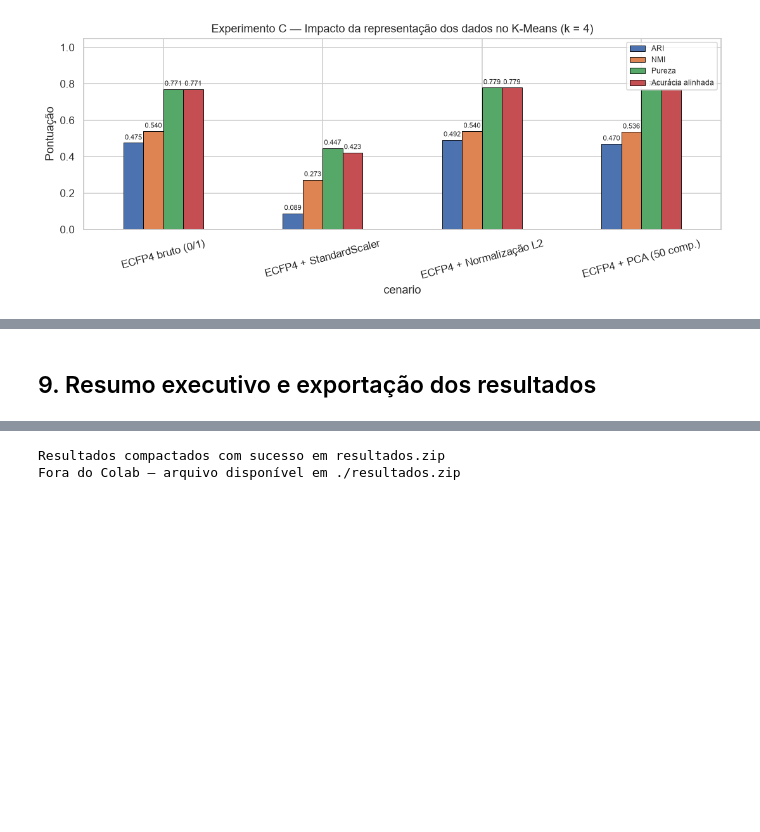
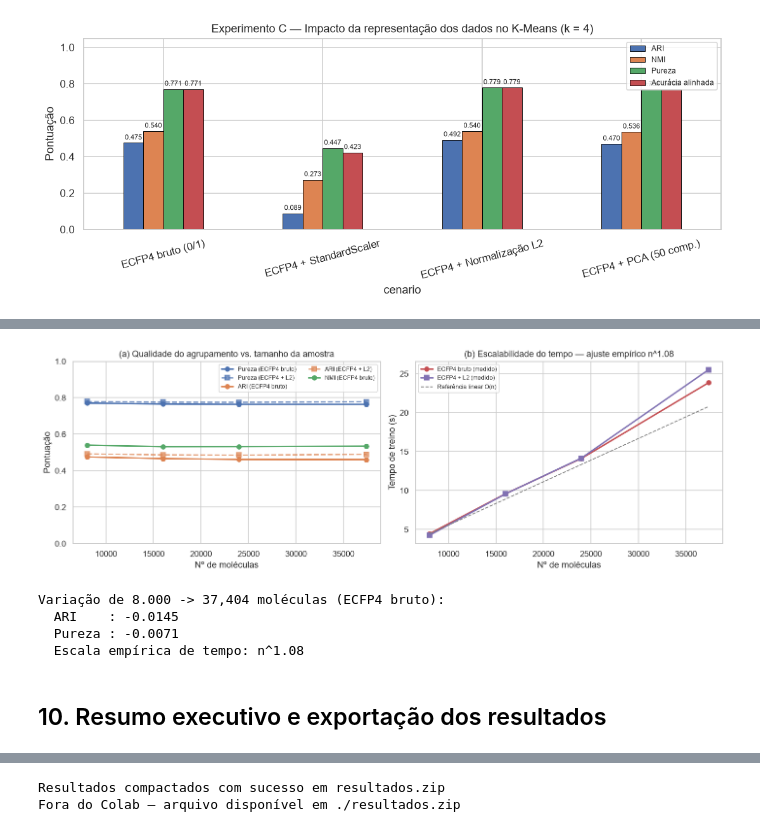
Before and after one commit to Luisfelipe114/PPGCC_UFPI_Machine_Learning, a Jupyter notebook: PPGCC_ML_KMeans/Avaliacao_KMeans_ChEMBL.ipynb, the cells around one changed output, grey strips where cells are left out. Drawn from its saved outputs; the diff is of its cells as text; code cells hidden in the pictures; blank space fills up the shorter version.

```diff
--- a/PPGCC_ML_KMeans/Avaliacao_KMeans_ChEMBL.ipynb
+++ b/PPGCC_ML_KMeans/Avaliacao_KMeans_ChEMBL.ipynb
@@ -538,9 +592,10 @@ paleta = sns.color_palette("tab10", N_CLASSES)
 # (a) Clusters K-Means
 for c in range(N_CLASSES):
     m = clusters_k4[idx_plot] == c
+    cls_id = mapa_k4[c]
     axes[0].scatter(
         X_2d[idx_plot[m], 0], X_2d[idx_plot[m], 1],
-        s=12, alpha=0.45, color=paleta[c], label=f"Cluster {c}",
+        s=12, alpha=0.45, color=paleta[cls_id], label=f"Cluster {c} (≈ {CLASSES[cls_id]})",
     )
 axes[0].scatter(
     centroides_2d[:, 0], centroides_2d[:, 1],
@@ -653,5 +793,52 @@ plt.show()
+# %%
+esc_bruto = res_esc[res_esc["representacao"] == "ECFP4 bruto"].reset_index(drop=True)
+esc_l2 = res_esc[res_esc["representacao"] == "ECFP4 + L2"].reset_index(drop=True)
+
+expoente_km = float(np.polyfit(np.log(esc_bruto["n_amostras"]), np.log(esc_bruto["tempo_s"] + 1e-9), 1)[0])
+
+fig, axes = plt.subplots(1, 2, figsize=(13, 4.4))
+
+# (a) Qualidade vs tamanho da amostra
+axes[0].plot(esc_bruto["n_amostras"], esc_bruto["pureza"], "o-", color="#4C72B0", lw=2, label="Pureza (ECFP4 bruto)")
+axes[0].plot(esc_l2["n_amostras"], esc_l2["pureza"], "s--", color="#4C72B0", lw=1.8, alpha=0.75, label="Pureza (ECFP4 + L2)")
+axes[0].plot(esc_bruto["n_amostras"], esc_bruto["ari"], "o-", color="#DD8452", lw=2, label="ARI (ECFP4 bruto)")
+axes[0].plot(esc_l2["n_amostras"], esc_l2["ari"], "s--", color="#DD8452", lw=1.8, alpha=0.75, label="ARI (ECFP4 + L2)")
+axes[0].plot(esc_bruto["n_amostras"], esc_bruto["nmi"], "o-", color="#55A868", lw=2, label="NMI (ECFP4 bruto)")
+axes[0].set_title("(a) Qualidade do agrupamento vs. tamanho da amostra")
+axes[0].set_xlabel("Nº de moléculas")
+axes[0].set_ylabel("Pontuação")
+axes[0].set_ylim(0, 1.0)
+axes[0].legend(fontsize=8, ncol=2)
+
+# (b) Tempo de treino vs tamanho da amostra
+n_ref = esc_bruto["n_amostras"].values
+t_ref = esc_bruto["tempo_s"].values
+axes[1].plot(n_ref, t_ref, "o-", color="#C44E52", lw=2, label="ECFP4 bruto (medido)")
+axes[1].plot(esc_l2["n_amostras"], esc_l2["tempo_s"], "s-", color="#8172B3", lw=2, label="ECFP4 + L2 (medido)")
+axes[1].plot(n_ref, t_ref[0] * (n_ref / n_ref[0]), "--", color="grey", lw=1.2, label="Referência linear O(n)")
+axes[1].set_title(f"(b) Escalabilidade do tempo — ajuste empírico n^{expoente_km:.2f}")
+axes[1].set_xlabel("Nº de moléculas")
+axes[1].set_ylabel("Tempo de treino (s)")
+axes[1].legend(fontsize=8)
+
+plt.tight_layout()
+plt.savefig(f"{OUT}/experimento_escalabilidade.png", bbox_inches="tight")
+plt.show()
+
+delta_ari = esc_bruto["ari"].iloc[-1] - esc_bruto["ari"].iloc[0]
+delta_pur = esc_bruto["pureza"].iloc[-1] - esc_bruto["pureza"].iloc[0]
+print(f"Variação de 8.000 -> {N_TOTAL:,} moléculas (ECFP4 bruto):")
+print(f"  ARI    : {delta_ari:+.4f}")
+print(f"  Pureza : {delta_pur:+.4f}")
+print(f"  Escala empírica de tempo: n^{expoente_km:.2f}")
+# %% [output]
+[figure, added]
+Variação de 8.000 -> 37,404 moléculas (ECFP4 bruto):
+  ARI    : -0.0145
+  Pureza : -0.0071
+  Escala empírica de tempo: n^1.08
 # %% [markdown]
-## 9. Resumo executivo e exportação dos resultados
+## 10. Resumo executivo e exportação dos resultados
 # %%
 L = "=" * 72
 print(L)
```
Also changed, not shown: parts of 18 cells of this notebook, 12 other files.
